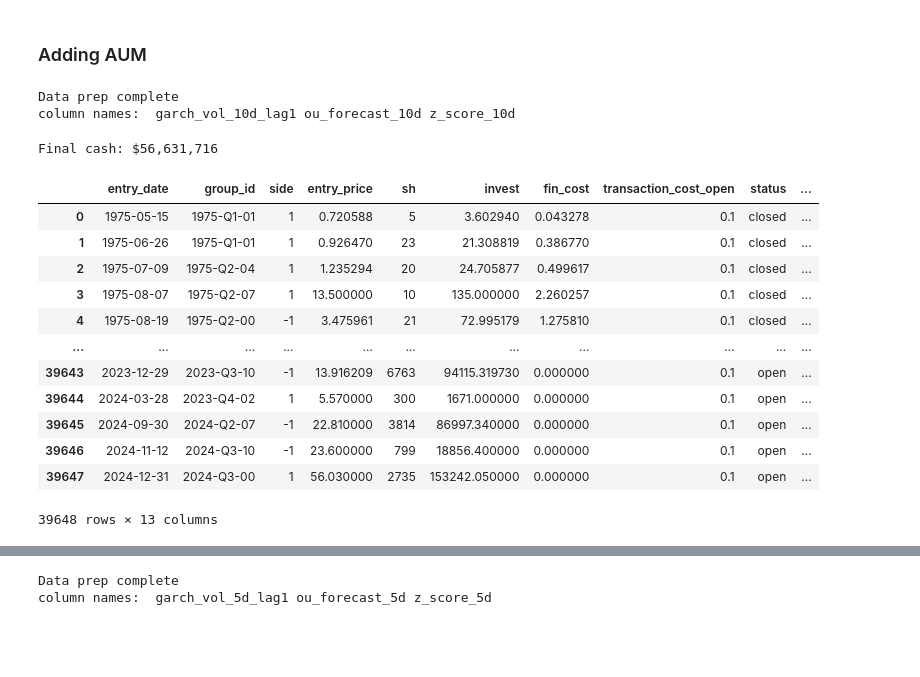
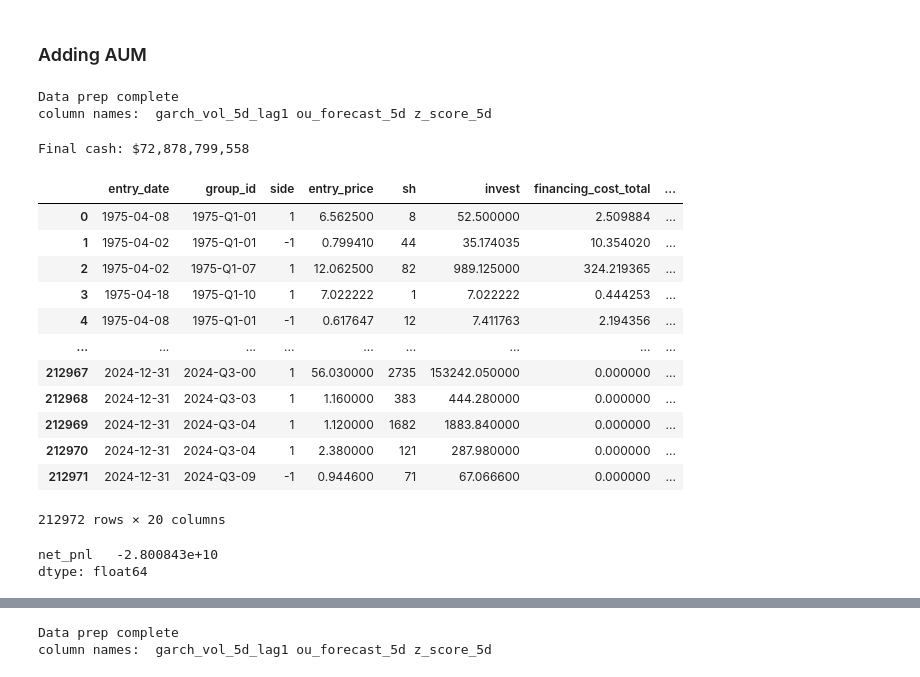
Before and after one commit to komalniraula/ml-quant-eval, a Jupyter notebook: Analysis for modeling.ipynb, the cells around one changed output, grey strips where cells are left out. Cells and saved outputs as stored; diff of their text form; code cells hidden in the pictures; blank space fills up the shorter version.

```diff
--- a/Analysis for modeling.ipynb
+++ b/Analysis for modeling.ipynb
@@ -919,27 +952,33 @@ class Finance:
         return fin_cost, t_cost
 
     # ────────────────────────────────────────────────────────────────────────────────
-    def quarter_weights(self, day_slice: pd.DataFrame, method: str = 'inv_vol'):
+    def quarter_weights(self, day_slice: pd.DataFrame, method: str = 'inv_vol', short_bias_factor: float = 1.5):
         """
-        Portfolio-level capital allocation:
+        Portfolio-level capital allocation with optional short bias.
+
         - method: 'inv_vol' (Inverse Volatility), 'rsk_par' (Risk Parity), 'mean_var' (Mean-Variance)
+        - short_bias_factor: Multiplier to favor groups with more short signals (default: 1.5)
         """
         risk = day_slice.groupby('group_id')[self.garch_col].mean()
         groups = risk.index.tolist()
 
-        if method == 'inv_vol':
+        # Calculate the average signal per group to detect short dominance
+        signal_avg = day_slice.groupby('group_id')['signal'].mean()  # Negative avg → more shorts
+
+        # Compute bias adjustment: Increase weight for groups with negative average signals
+        bias_adjustment = 1 + (-signal_avg.clip(upper=0)) * (short_bias_factor - 1)
+        # Example:
+        # If avg signal = -1 → bias_adjustment = 1 + (1) * (1.5 - 1) = 1.5
+        # If avg signal = 0.5 → bias_adjustment = 1 + 0 = 1
+
+        if method in ['inv_vol', 'rsk_par']:
             inv = 1 / risk.replace(0, np.nan)
-            return (inv / inv.sum()).to_dict()
-
-        elif method == 'rsk_par':
-            # Risk Parity: Equal risk contribution → inverse volatility as weights
-            inv = 1 / risk.replace(0, np.nan)
-            return (inv / inv.sum()).to_dict()
+            adjusted_weights = inv * bias_adjustment
+            return (adjusted_weights / adjusted_weights.sum()).to_dict()
 
         elif method == 'mean_var':
-            # Mean-Variance Optimization at portfolio level
             mu = day_slice.groupby('group_id')[self.ou_col].mean().values
-            cov = np.diag(risk.values ** 2)  # Diagonal covariance matrix
+            cov = np.diag(risk.values ** 2)
 
             n = len(mu)
             def objective(w, lam=0.1):
@@ -949,13 +988,15 @@ class Finance:
             bounds = [(0, 1) for _ in range(n)]
 
             res = minimize(objective, x0=np.ones(n) / n, bounds=bounds, constraints=constraints)
-            if res.success:
-                return dict(zip(groups, res.x))
-            else:
-                return dict(zip(groups, np.ones(n) / n))
+            weights = res.x if res.success else np.ones(n) / n
+            weights *= bias_adjustment.values  # Apply bias adjustment to optimized weights
+            weights /= weights.sum()  # Normalize to sum to 1
+
+            return dict(zip(groups, weights))
 
         else:
             raise ValueError(f"Unknown weighting method: {method}")
+
 
     # ────────────────────────────────────────────────────────────────────────────────
     def stock_weights(self, group_slice: pd.DataFrame, method: str = 'inv_vol'):
@@ -1231,26 +1325,33 @@ def summarize_positions(trades: pd.DataFrame):
     display(summary_df)  # If using Jupyter, for nice formatting
     return summary_df
 # %%
-trades_10 = backtest(df, aum=100_000_000, horizon=10, z_threshold=1.2)
+trades_10 = backtest(df, aum=100_000_000_000, horizon=5, z_threshold=1,
+                     portfolio_weight_method='rsk_par', stock_weight_method='rsk_par',
+                     max_hold = 25, min_profit = 0.08)
 
 trades_10
 # %% [output]
 Data prep complete
-column names:  garch_vol_10d_lag1 ou_forecast_10d z_score_10d
+column names:  garch_vol_5d_lag1 ou_forecast_5d z_score_5d
-Final cash: $56,631,716
+Final cash: $72,878,799,558
-|  | entry_date | group_id | side | entry_price | sh | invest | fin_cost | transaction_cost_open | status | ... |
-| 0 | 1975-05-15 | 1975-Q1-01 | 1 | 0.720588 | 5 | 3.602940 | 0.043278 | 0.1 | closed | ... |
-| 1 | 1975-06-26 | 1975-Q1-01 | 1 | 0.926470 | 23 | 21.308819 | 0.386770 | 0.1 | closed | ... |
-| 2 | 1975-07-09 | 1975-Q2-04 | 1 | 1.235294 | 20 | 24.705877 | 0.499617 | 0.1 | closed | ... |
-| 3 | 1975-08-07 | 1975-Q2-07 | 1 | 13.500000 | 10 | 135.000000 | 2.260257 | 0.1 | closed | ... |
-| 4 | 1975-08-19 | 1975-Q2-00 | -1 | 3.475961 | 21 | 72.995179 | 1.275810 | 0.1 | closed | ... |
-| ... | ... | ... | ... | ... | ... | ... | ... | ... | ... | ... |
-| 39643 | 2023-12-29 | 2023-Q3-10 | -1 | 13.916209 | 6763 | 94115.319730 | 0.000000 | 0.1 | open | ... |
-| 39644 | 2024-03-28 | 2023-Q4-02 | 1 | 5.570000 | 300 | 1671.000000 | 0.000000 | 0.1 | open | ... |
-| 39645 | 2024-09-30 | 2024-Q2-07 | -1 | 22.810000 | 3814 | 86997.340000 | 0.000000 | 0.1 | open | ... |
-| 39646 | 2024-11-12 | 2024-Q3-10 | -1 | 23.600000 | 799 | 18856.400000 | 0.000000 | 0.1 | open | ... |
-| 39647 | 2024-12-31 | 2024-Q3-00 | 1 | 56.030000 | 2735 | 153242.050000 | 0.000000 | 0.1 | open | ... |
+|  | entry_date | group_id | side | entry_price | sh | invest | financing_cost_total | ... |
+| 0 | 1975-04-08 | 1975-Q1-01 | 1 | 6.562500 | 8 | 52.500000 | 2.509884 | ... |
+| 1 | 1975-04-02 | 1975-Q1-01 | -1 | 0.799410 | 44 | 35.174035 | 10.354020 | ... |
+| 2 | 1975-04-02 | 1975-Q1-07 | 1 | 12.062500 | 82 | 989.125000 | 324.219365 | ... |
+| 3 | 1975-04-18 | 1975-Q1-10 | 1 | 7.022222 | 1 | 7.022222 | 0.444253 | ... |
+| 4 | 1975-04-08 | 1975-Q1-01 | -1 | 0.617647 | 12 | 7.411763 | 2.194356 | ... |
+| ... | ... | ... | ... | ... | ... | ... | ... | ... |
+| 212967 | 2024-12-31 | 2024-Q3-00 | 1 | 56.030000 | 2735 | 153242.050000 | 0.000000 | ... |
+| 212968 | 2024-12-31 | 2024-Q3-03 | 1 | 1.160000 | 383 | 444.280000 | 0.000000 | ... |
+| 212969 | 2024-12-31 | 2024-Q3-04 | 1 | 1.120000 | 1682 | 1883.840000 | 0.000000 | ... |
+| 212970 | 2024-12-31 | 2024-Q3-04 | 1 | 2.380000 | 121 | 287.980000 | 0.000000 | ... |
+| 212971 | 2024-12-31 | 2024-Q3-09 | -1 | 0.944600 | 71 | 67.066600 | 0.000000 | ... |
-39648 rows × 13 columns
+212972 rows × 20 columns
+# %%
+trades_10[['net_pnl']].sum()
+# %% [output]
+net_pnl   -2.800843e+10
+dtype: float64
 # %%
 summary = summarize_positions(trades_10)
 # %% [output]
```
Also changed, not shown: parts of 15 cells of this notebook, 1 other file.
